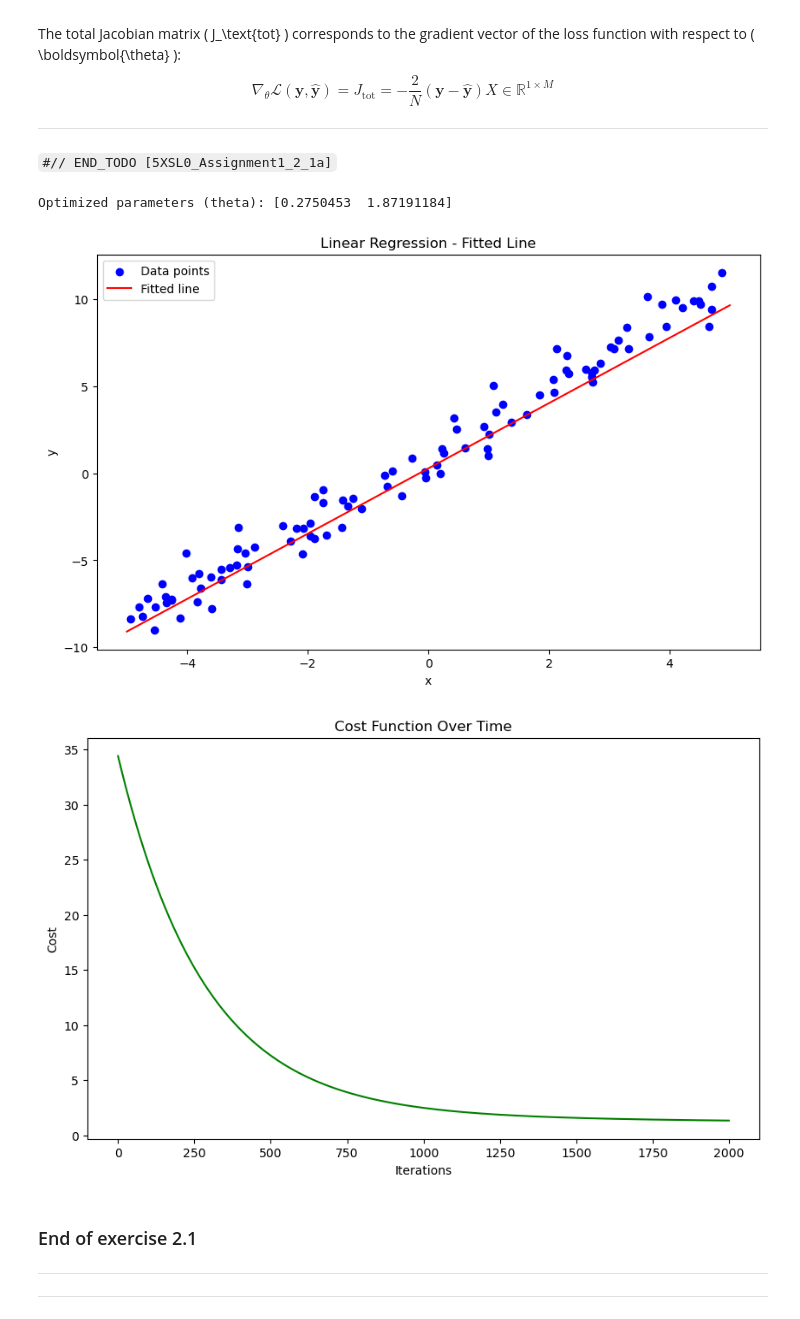
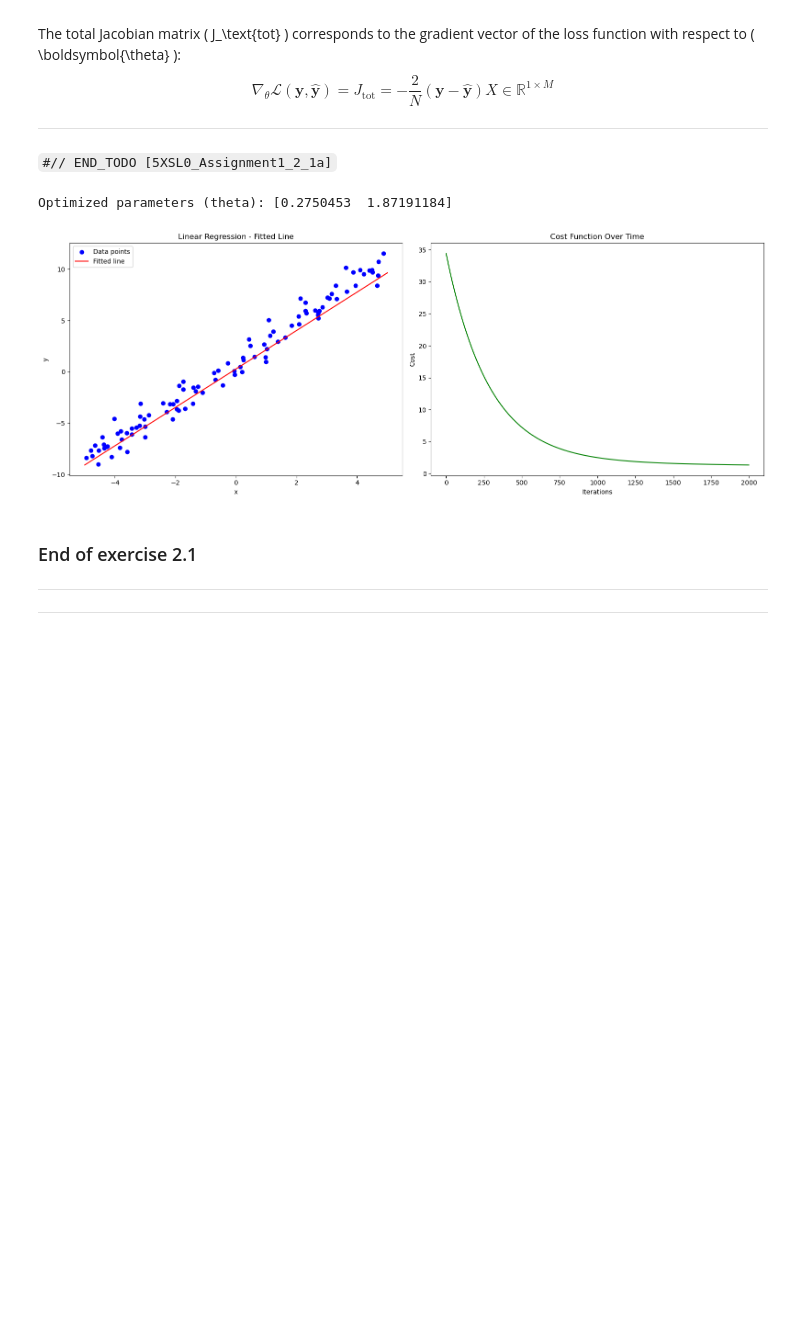
Before and after one commit to sadra-hub/5xsl0-machineLearning, a Jupyter notebook: assignment-1/assignment1-template.ipynb, the cells around one changed output. Saved outputs shown, nothing was run; the diff lists cells and outputs as text; code cells hidden in the pictures; blank space fills up the shorter version.

Commit message:
📈  perf(notebook): Exercise 2.1: Linear regression

```diff
--- a/assignment-1/assignment1-template.ipynb
+++ b/assignment-1/assignment1-template.ipynb
@@ -732,55 +732,56 @@ def gradient_descent(X, y, theta, learning_rate, iterations):
 
     return theta, cost_history
 
-# Generate data
-X, y = ex121_generate_data()
-
-# Add bias term (intercept)
-X_b = np.c_[np.ones((X.shape[0], 1)), X]  # Add a column of ones to X
-
-# Initial parameters and settings
-theta_initial = np.array([0.0, 0.0]).reshape(-1, 1)
-learning_rate = 0.0001
-iterations = 2000
-
-# Perform gradient descent
-theta_optimal, cost_history = gradient_descent(X_b, y, theta_initial, learning_rate, iterations)
-
-# Print optimized parameters
-print(f"Optimized parameters (theta): {theta_optimal.ravel()}")
-
 #// END_TODO [5XSL0_Assignment1_2_1b]
-# %% [output]
-Optimized parameters (theta): [0.2750453  1.87191184]
 # %%
 #// BEGIN_TODO [5XSL0_Assignment1_2_1c] Plot results linear regression
 
-# Visualization of the results
-# Scatter plot and fitted line
-plt.figure(figsize=(10, 6))
-plt.scatter(X, y, color='blue', label='Data points')
+# Generate data
+X, y = ex121_generate_data()
+
+# Add bias term (intercept)
+X_b = np.c_[np.ones((X.shape[0], 1)), X]  # Add a column of ones to X
+
+# Initial parameters and settings
+theta_initial = np.array([0.0, 0.0]).reshape(-1, 1)
+learning_rate = 0.0001
+iterations = 2000
+
+# Perform gradient descent
+theta_optimal, cost_history = gradient_descent(X_b, y, theta_initial, learning_rate, iterations)
+
+# Print optimized parameters
+print(f"Optimized parameters (theta): {theta_optimal.ravel()}")
+
+# Create subplots for side-by-side display
+fig, axs = plt.subplots(1, 2, figsize=(16, 6))
+
+# Plot 1: Scatter plot and fitted line
+axs[0].scatter(X, y, color='blue', label='Data points')
 x_range = np.linspace(-5, 5, 100).reshape(-1, 1)
 x_range_b = np.c_[np.ones((x_range.shape[0], 1)), x_range]
 y_pred = x_range_b @ theta_optimal
-plt.plot(x_range, y_pred, color='red', label='Fitted line')
-plt.xlabel('x')
-plt.ylabel('y')
-plt.title('Linear Regression - Fitted Line')
-plt.legend()
+axs[0].plot(x_range, y_pred, color='red', label='Fitted line')
+axs[0].set_xlabel('x')
+axs[0].set_ylabel('y')
+axs[0].set_title('Linear Regression - Fitted Line')
+axs[0].legend()
+
+# Plot 2: Cost function over iterations
+axs[1].plot(range(iterations), cost_history, color='green')
+axs[1].set_xlabel('Iterations')
+axs[1].set_ylabel('Cost')
+axs[1].set_title('Cost Function Over Time')
+
+# Display the plots
+plt.tight_layout()
 plt.show()
 
-# Cost function over iterations
-plt.figure(figsize=(10, 6))
-plt.plot(range(iterations), cost_history, color='green')
-plt.xlabel('Iterations')
-plt.ylabel('Cost')
-plt.title('Cost Function Over Time')
-plt.show()
 
 #// END_TODO [5XSL0_Assignment1_2_1c]
 # %% [output]
+Optimized parameters (theta): [0.2750453  1.87191184]
-[figure, old version]
+[figure, new version]
-[figure, removed]
 # %% [markdown]
 ### End of exercise 2.1
 
```
Also changed, not shown: parts of 1 cell of this notebook.
